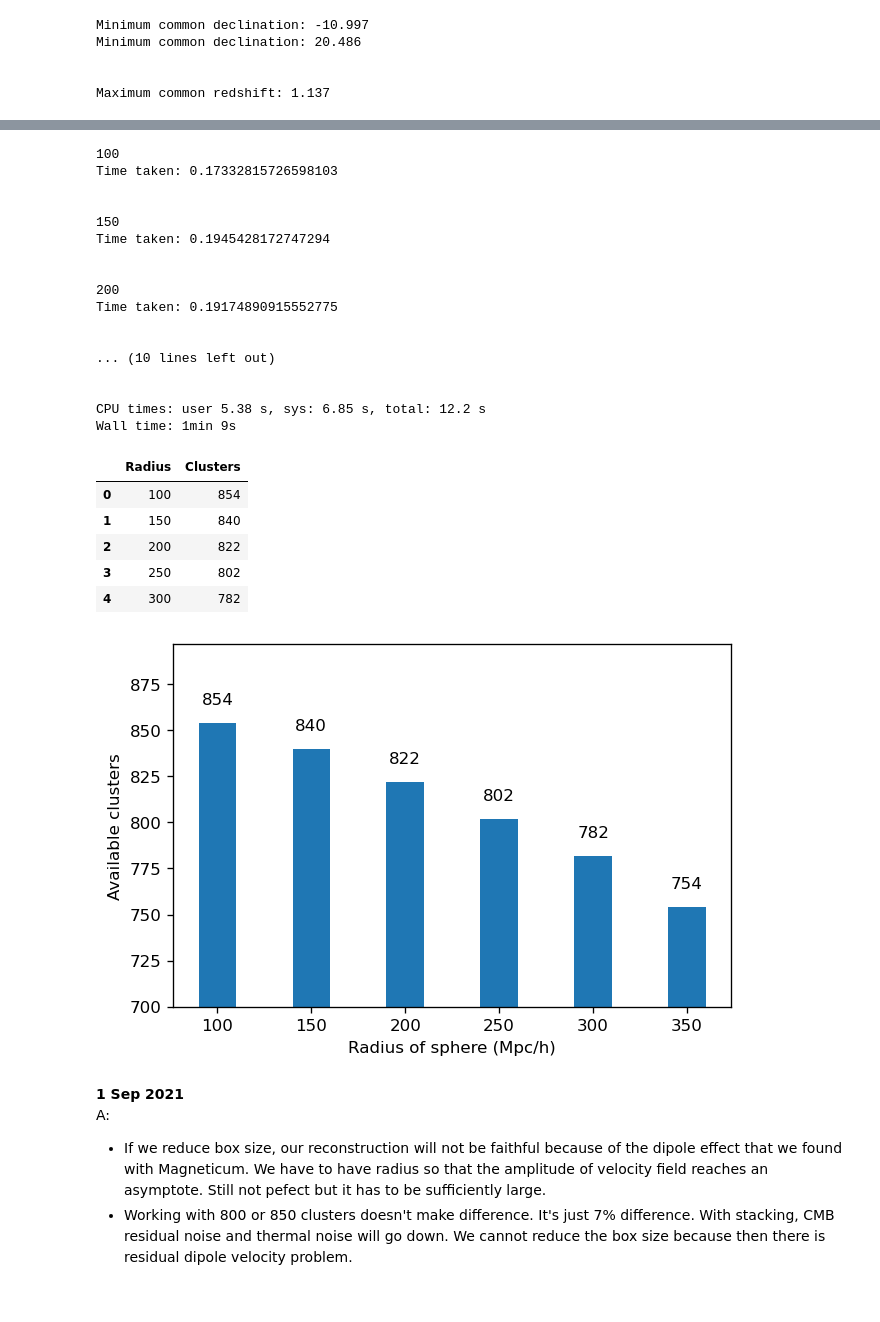
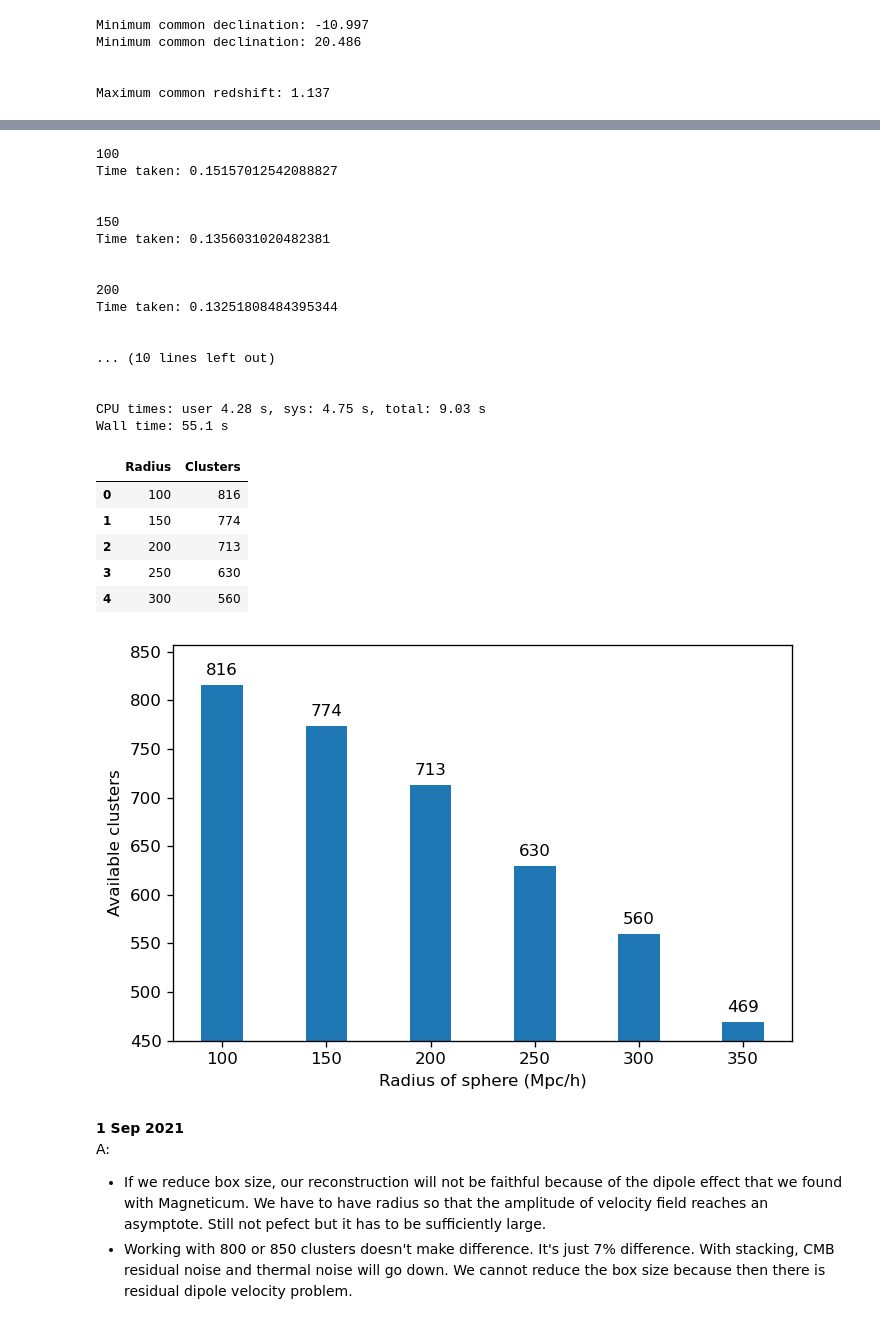
Before and after one commit to awaismirza92/velocity-reconstruction-and-kinetic-SZ, a Jupyter notebook: codes_for_ACT/ACT_clus_and_SDSS_gals.ipynb, the cells around one changed output, grey strips where cells are left out. Saved outputs shown, nothing was run; the diff lists cells and outputs as text; code cells hidden in the pictures.

```diff
--- a/codes_for_ACT/ACT_clus_and_SDSS_gals.ipynb
+++ b/codes_for_ACT/ACT_clus_and_SDSS_gals.ipynb
@@ -425,7 +407,7 @@ for radius in range(100, 400, 50):
     df_act_clus_z_gt_4['gals_beyond_250Mpc'] = edge_gals_list
 
     df_act_clus_available = df_act_clus_z_gt_4[inside_clus_list].reset_index(drop = True)
-    df_act_clus_available.to_csv(f'Data/z_gt_4/ACT_clus_available_{radius}.csv')
+    df_act_clus_available.to_csv(f'Data/z_gt_4_lt_7/ACT_clus_available_{radius}.csv')
 
     clus_inside_results = clus_inside_results.append({'Radius': radius,
                             'Clusters': sum(inside_clus_list)},
@@ -440,45 +422,51 @@ for radius in range(100, 400, 50):
 clus_inside_results.head()
 # %% [output]
 100
-Time taken: 0.17332815726598103
+Time taken: 0.15157012542088827
 
 
 150
-Time taken: 0.1945428172747294
+Time taken: 0.1356031020482381
 
 
 200
-Time taken: 0.19174890915552775
+Time taken: 0.13251808484395344
 
 
 ... (10 lines left out)
 
 
-CPU times: user 5.38 s, sys: 6.85 s, total: 12.2 s
-Wall time: 1min 9s
+CPU times: user 4.28 s, sys: 4.75 s, total: 9.03 s
+Wall time: 55.1 s
 |  | Radius | Clusters |
-| 0 | 100 | 854 |
-| 1 | 150 | 840 |
-| 2 | 200 | 822 |
-| 3 | 250 | 802 |
-| 4 | 300 | 782 |
+| 0 | 100 | 816 |
+| 1 | 150 | 774 |
+| 2 | 200 | 713 |
+| 3 | 250 | 630 |
+| 4 | 300 | 560 |
 # %%
 clus_inside_results.to_csv('available_clusters_for_radius.csv', )
+# %%
+clus_inside_results = pd.read_csv('available_clusters_for_radius.csv', index_col = 0)
 # %%
 %matplotlib inline
 
 plt.figure(dpi = dpi)
 
 bar_out = plt.bar(clus_inside_results['Radius'], clus_inside_results['Clusters'], width = 20)
 plt.xlabel('Radius of sphere (Mpc/h)')
 plt.ylabel('Available clusters')
-plt.ylim(700,)
+plt.ylim(450,)
 
 for i, row in clus_inside_results.iterrows():
     plt.text(row['Radius'], row['Clusters'] + 10, row['Clusters'],
             horizontalalignment = 'center')
+
+
+plt.tight_layout()
+plt.savefig('Plots/Available_Clusters/available_clus.pdf')
 # %% [output]
-[figure, old version]
+[figure, new version]
 # %% [markdown]
 **1 Sep 2021**
 A:
```
Also changed, not shown: parts of 12 cells of this notebook.
